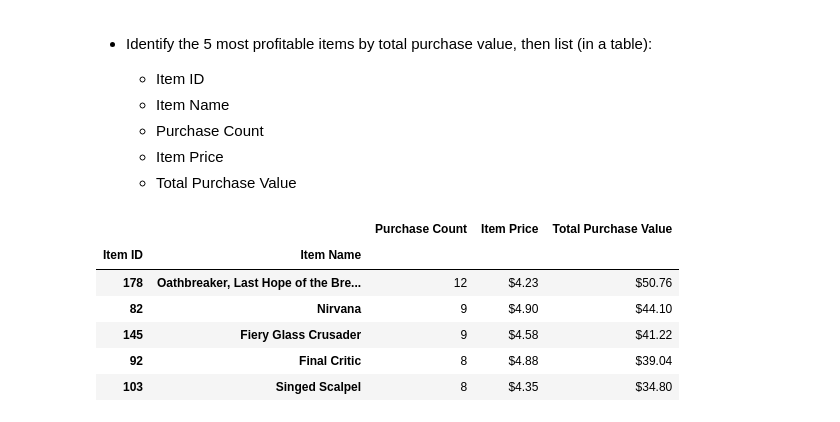
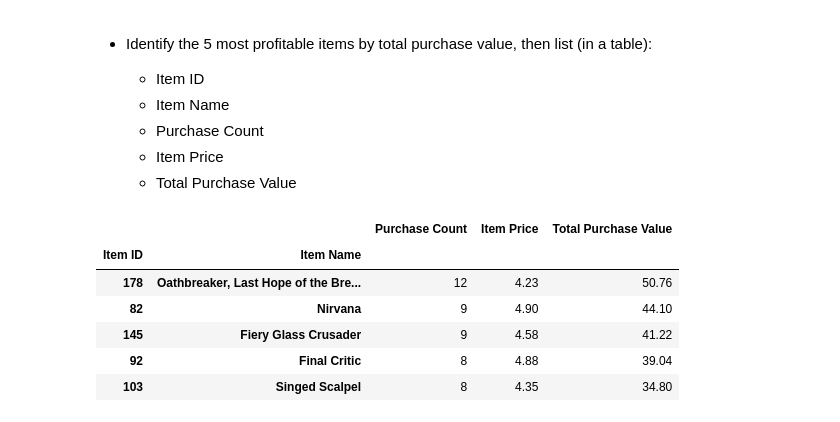
Before and after one commit to sainigurcharan/myUCIWork, a Jupyter notebook: 04 Pandas/HeroesOfPymoli/HeroesOfPymoli.ipynb, the cells around one changed output. Cells and saved outputs as stored; diff of their text form; code cells hidden in the pictures.

```diff
--- a/04 Pandas/HeroesOfPymoli/HeroesOfPymoli.ipynb
+++ b/04 Pandas/HeroesOfPymoli/HeroesOfPymoli.ipynb
@@ -295,14 +302,15 @@ topPopularItemsDF.style.format({"Item Price":"${:,.2f}",
 # %%
 # top five profitable items from the descending order list
 topPopularItemsDF = itemsDF.sort_values(["Total Purchase Value"], ascending=False).head()
 # format the float columns
 topPopularItemsDF.style.format({"Item Price":"${:,.2f}",
                                 "Total Purchase Value":"${:,.2f}"})
+topPopularItemsDF.head()
 # %% [output]
 |  |  | Purchase Count | Item Price | Total Purchase Value |
 | Item ID | Item Name |  |  |  |
-| 178 | Oathbreaker, Last Hope of the Bre... | 12 | $4.23 | $50.76 |
-| 82 | Nirvana | 9 | $4.90 | $44.10 |
-| 145 | Fiery Glass Crusader | 9 | $4.58 | $41.22 |
-| 92 | Final Critic | 8 | $4.88 | $39.04 |
-| 103 | Singed Scalpel | 8 | $4.35 | $34.80 |
+| 178 | Oathbreaker, Last Hope of the Bre... | 12 | 4.23 | 50.76 |
+| 82 | Nirvana | 9 | 4.90 | 44.10 |
+| 145 | Fiery Glass Crusader | 9 | 4.58 | 41.22 |
+| 92 | Final Critic | 8 | 4.88 | 39.04 |
+| 103 | Singed Scalpel | 8 | 4.35 | 34.80 |
```
Also changed, not shown: parts of 8 cells of this notebook, 1 other file.
